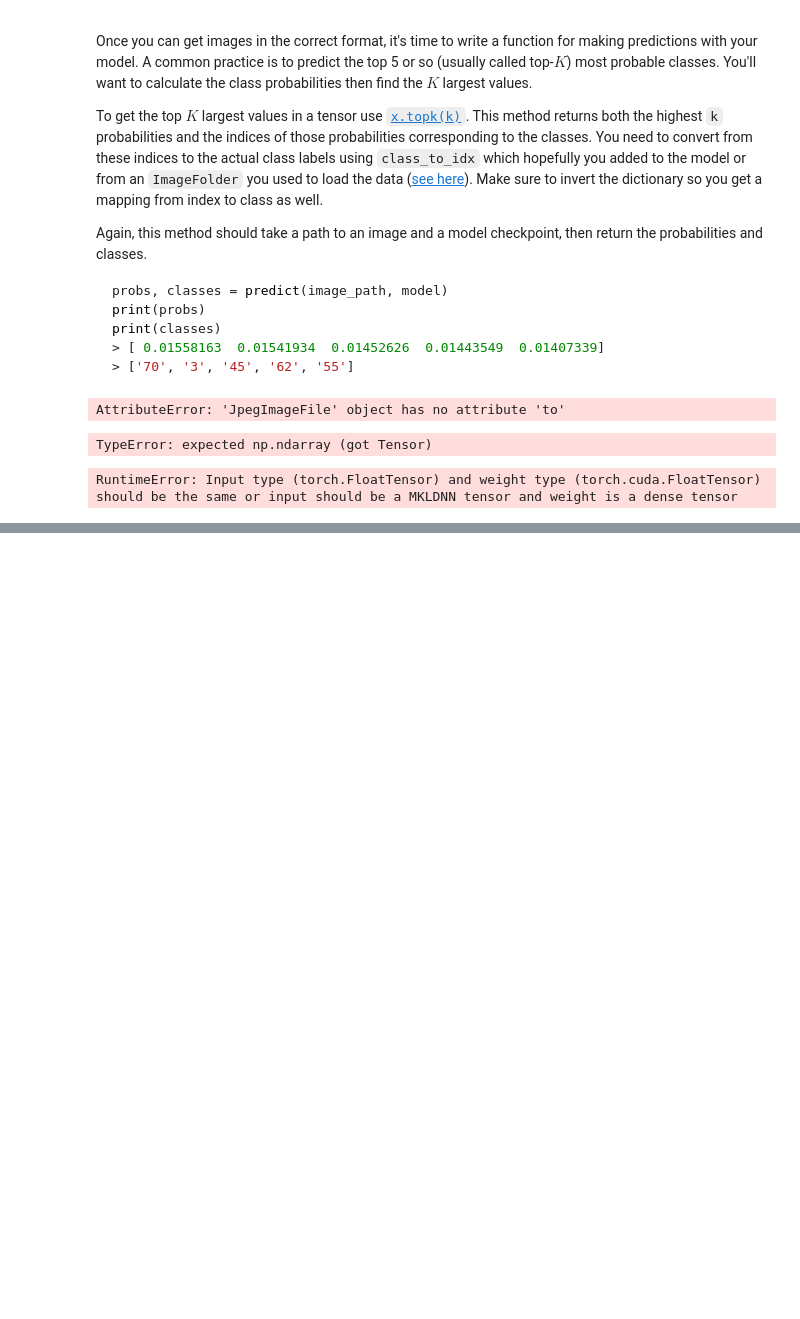
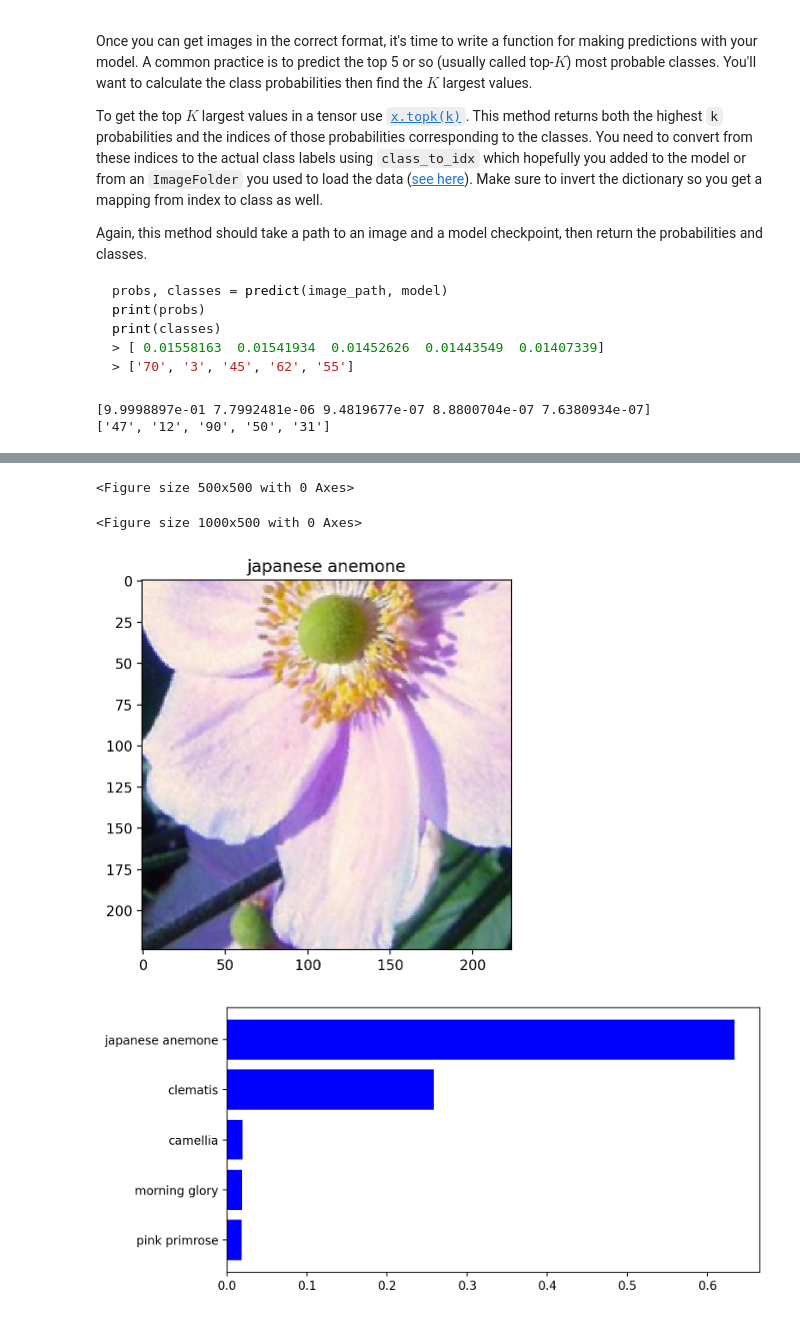
Before and after one commit to OmarAshraf01/aipnd-project, a Jupyter notebook: Image Classifier Project.ipynb, the cells around one changed output, grey strips where cells are left out. Saved outputs shown, nothing was run; the diff lists cells and outputs as text; code cells hidden in the pictures; blank space fills up the shorter version.

Commit message:
finish image classifier.ipynb

```diff
--- a/Image Classifier Project.ipynb
+++ b/Image Classifier Project.ipynb
@@ -443,18 +443,18 @@ def predict(image_path, model, topk=5):
         top_classes: List of top K predicted class labels.
     '''
     with Image.open(image_path) as image:
-         processed_image = process_image(image)
+        processed_image = process_image(image)
 
     model.eval()
     model.to("cuda")
 
-    image = image.to("cuda")  # Move the image tensor to the GPU if available
-    image = image.float()
-    image.unsqueeze_(0)  # Add a batch dimension
+    processed_image = processed_image.to("cuda")  # Move the processed image tensor to the GPU
+    processed_image = processed_image.float()
+    processed_image.unsqueeze_(0)  # Add a batch dimension
 
     # Use the model to make predictions
     with torch.no_grad():
-        logps = model(image)
+        logps = model(processed_image)
         # Calculate probability
         ps = torch.exp(logps).cpu()
         top_ps, top_class = ps.topk(topk, dim=1)
@@ -469,7 +469,6 @@ def predict(image_path, model, topk=5):
     top_class = [index_to_class[idx] for idx in top_class]
 
     return top_ps, top_class
-    # TODO: Implement the code to predict the class from an image file
 # Load the image
 image = 'flowers/test/47/image_04966.jpg'
 
@@ -483,28 +482,8 @@ probs, classes = predict(image, model)
 print(probs)
 print(classes)
 # %% [output]
-AttributeError: 'JpegImageFile' object has no attribute 'to'
+[9.9998897e-01 7.7992481e-06 9.4819677e-07 8.8800704e-07 7.6380934e-07]
+['47', '12', '90', '50', '31']
-# %%
-image_path ='flowers/test/47/image_04966.jpg'
-
-# Convert the image to a PyTorch tensor
-image = Image.open(image_path)
-image = process_image(image)
-image = image.numpy()
-
-# Pass the numpy array to the model
-probs, classes = predict(image, model)
-print (probs)
-print (classes)
-# %% [output]
-TypeError: expected np.ndarray (got Tensor)
-# %%
-image_path = "flowers/test/47/image_04966.jpg"
-probs, classes = predict(image_path, model)
-print (probs)
-print (classes)
-# %% [output]
-RuntimeError: Input type (torch.FloatTensor) and weight type (torch.cuda.FloatTensor) should be the same or input should be a MKLDNN tensor and weight is a dense tensor
 # %% [markdown]
 ## Sanity Checking
 
@@ -517,0 +495,36 @@ You can convert from the class integer encoding to actual flower names with the
+# %%
+# TODO: Display an image along with the top 5 classes
+plt.figure(figsize=(5,5))
+
+# Class 47: Marigold
+# Load the image
+image_path = "flowers/test/62/image_08177.jpg"
+
+# Predict the class probabilities and labels
+probs, classes = predict(image_path, model)
+
+# Display the image and top 5 classes
+plt.figure(figsize=(10, 5))
+
+# Display the image
+with Image.open(image_path) as image:
+    processed_image = process_image(image)
+    axs = imshow(processed_image)
+    axs.set_title(cat_to_name[str(classes[0])])
+
+# Create a bar chart for the top 5 classes and their probabilities
+names = [cat_to_name[str(idx)] for idx in classes]
+y_pos = range(len(names))
+performance = np.array(probs)
+
+plt.figure(figsize=(8, 4))
+plt.barh(y_pos, performance, align='center', color='blue')
+plt.yticks(y_pos, names)
+plt.gca().invert_yaxis()
+
+plt.show()
+# %% [output]
+<Figure size 500x500 with 0 Axes>
+<Figure size 1000x500 with 0 Axes>
+[figure, added]
+[figure, added]
```
Also changed, not shown: parts of 1 cell of this notebook.
